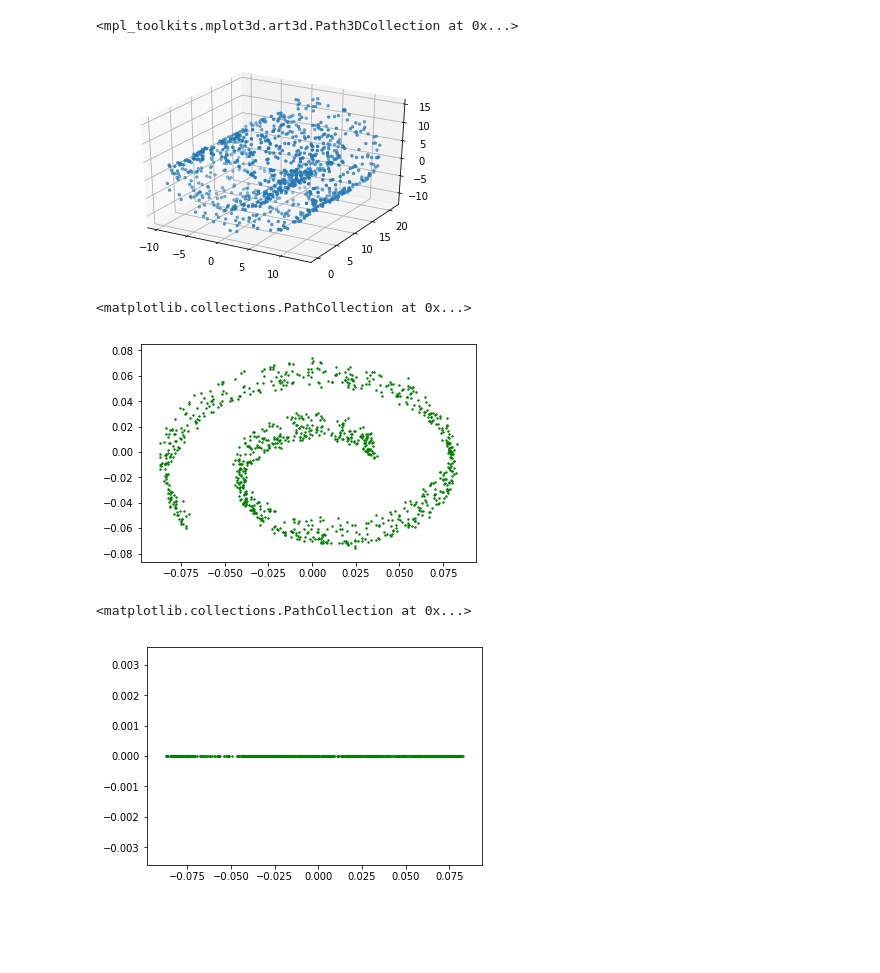
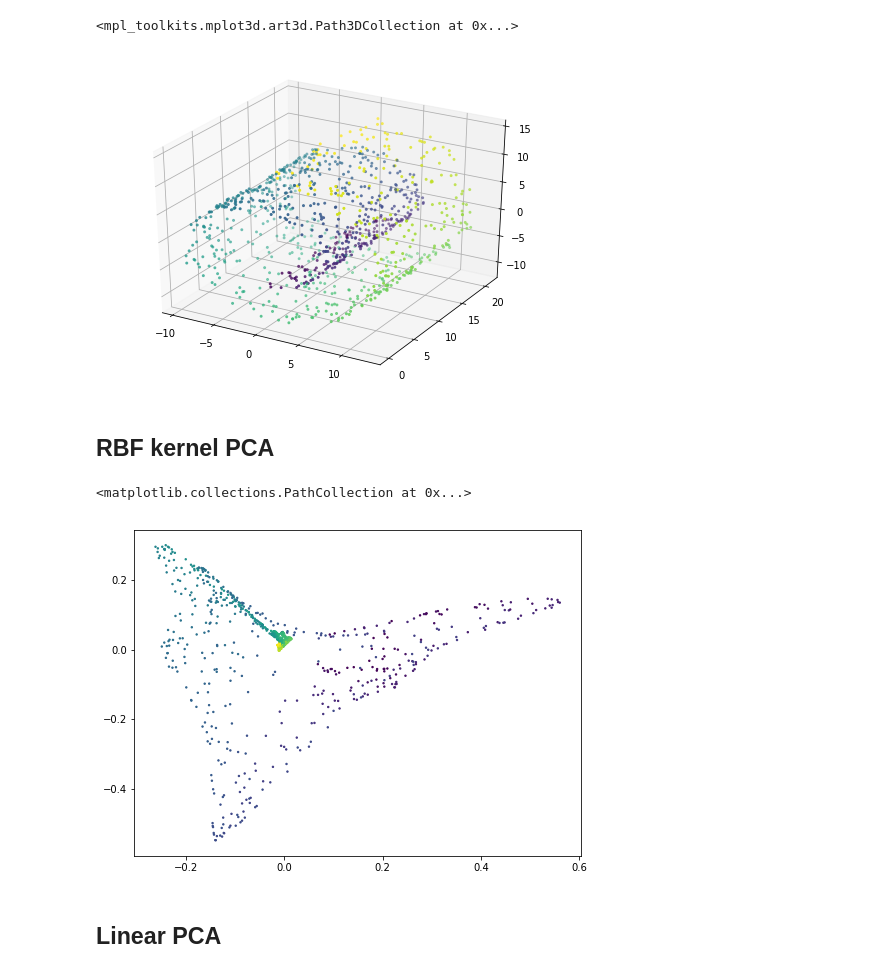
Before and after one commit to zetongqi/machine-learning-demos, a Jupyter notebook: kernel_PCA.ipynb, the cells around one changed output. Saved outputs shown, nothing was run; the diff lists cells and outputs as text; code cells hidden in the pictures; blank space fills up the shorter version.

```diff
--- a/kernel_PCA.ipynb
+++ b/kernel_PCA.ipynb
@@ -10,14 +10,16 @@ from cvxopt import solvers
 from numpy import linalg as LA
 from sklearn.preprocessing import StandardScaler
 # %%
-seed = 1
-X, y = make_swiss_roll(n_samples=1000, noise=0.2, random_state=seed)
-fig = plt.figure()
+seed = 123
+#X, y = make_blobs(n_samples=1000, n_features=3, centers=3, random_state=seed)
+X, y = make_swiss_roll(n_samples=1000, noise=0.1, random_state=seed)
+
+fig = plt.figure(figsize=(8,6))
 ax = fig.add_subplot(111, projection='3d')
-ax.scatter(X[:, 0], X[:, 1], X[:, 2], marker='o', s=6)
+ax.scatter(X[:, 0], X[:, 1], X[:, 2], c=y, marker='o', s=4)
 # %% [output]
 <mpl_toolkits.mplot3d.art3d.Path3DCollection at 0x...>
-[figure, old version]
+[figure, new version]
 # %%
 def gaussian_kernel(x1, x2, gamma):
     return np.exp(-gamma * LA.norm(x1-x2, axis=-1)**2)
@@ -27,6 +29,8 @@ def poly_kernel(x1, x2, degree=3, r=1, gamma=1):
 
 def laplacian_kernel(x1, x2, gamma):
     return np.exp(-gamma * LA.norm(x1-x2, axis=-1, ord=1))
+# %% [markdown]
+## RBF kernel PCA
 # %%
 m,n = X.shape
 K = np.zeros((m, m))
@@ -39,20 +43,24 @@ O = 1/m * np.outer(np.ones(m), np.ones(m))
 K_centered = K - np.dot(O, K) - np.dot(O, K) + np.dot(np.dot(O, K), O)
 lamb, U = LA.eig(K_centered)
 
+idx = lamb.argsort()[::-1]
+lamb = lamb[idx]
+U = U[:,idx]
+
 d = 2
 proj = U[:, 0:d]
-projected = np.dot(K_centered, proj)
 
-plt.scatter(projected[:, 0], projected[:, 1], c="green", s=2)
+for i in range(proj.shape[-1]):
+    proj[:, i] = proj[:, i] / np.sqrt(lamb[i])
+
+X_proj = np.dot(K_centered, proj)
-# %% [output]
-<matplotlib.collections.PathCollection at 0x...>
-[figure, removed]
 # %%
-d = 1
-proj = U[:, 0:d]
 projected = np.dot(K_centered, proj)
 
-plt.scatter(projected[:, 0], np.zeros_like(projected), c="green", s=2)
+plt.figure(figsize=(8,6))
+plt.scatter(X_proj[:, 0], X_proj[:, 1], c=y, s=2)
 # %% [output]
 <matplotlib.collections.PathCollection at 0x...>
-[figure, old version]
+[figure, new version]
+# %% [markdown]
+## Linear PCA
```
Also changed, not shown: parts of 4 cells of this notebook.
